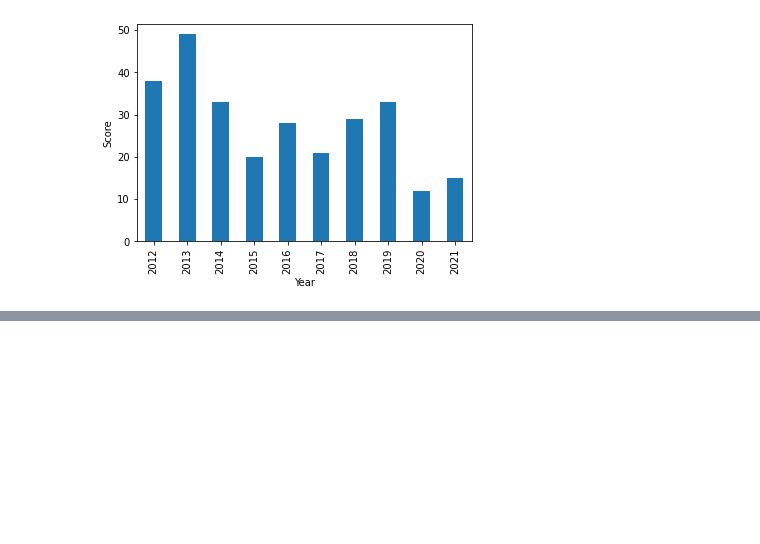
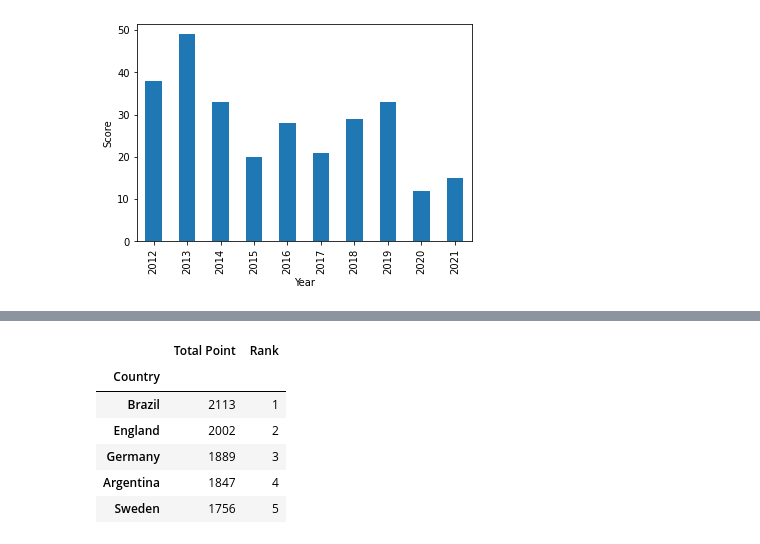
Before and after one commit to ntngon8399/FinalProject-P4DS, a Jupyter notebook: Final_Project.ipynb, the cells around one changed output, grey strips where cells are left out. Saved outputs shown, nothing was run; the diff lists cells and outputs as text; code cells hidden in the pictures; blank space fills up the shorter version.

```diff
--- a/Final_Project.ipynb
+++ b/Final_Project.ipynb
@@ -219,0 +290,13 @@ plt.xlabel('Year');
+# %%
+rank = len(point_df)
+ax = point_df.sort_values("Total Point", ascending=False).set_index("Country").head(rank)
+ax["Rank"] = np.arange(1,rank+1)
+ax.head()
+# %% [output]
+|  | Total Point | Rank |
+| Country |  |  |
+| Brazil | 2113 | 1 |
+| England | 2002 | 2 |
+| Germany | 1889 | 3 |
+| Argentina | 1847 | 4 |
+| Sweden | 1756 | 5 |
```
Also changed, not shown: parts of 21 cells of this notebook.
